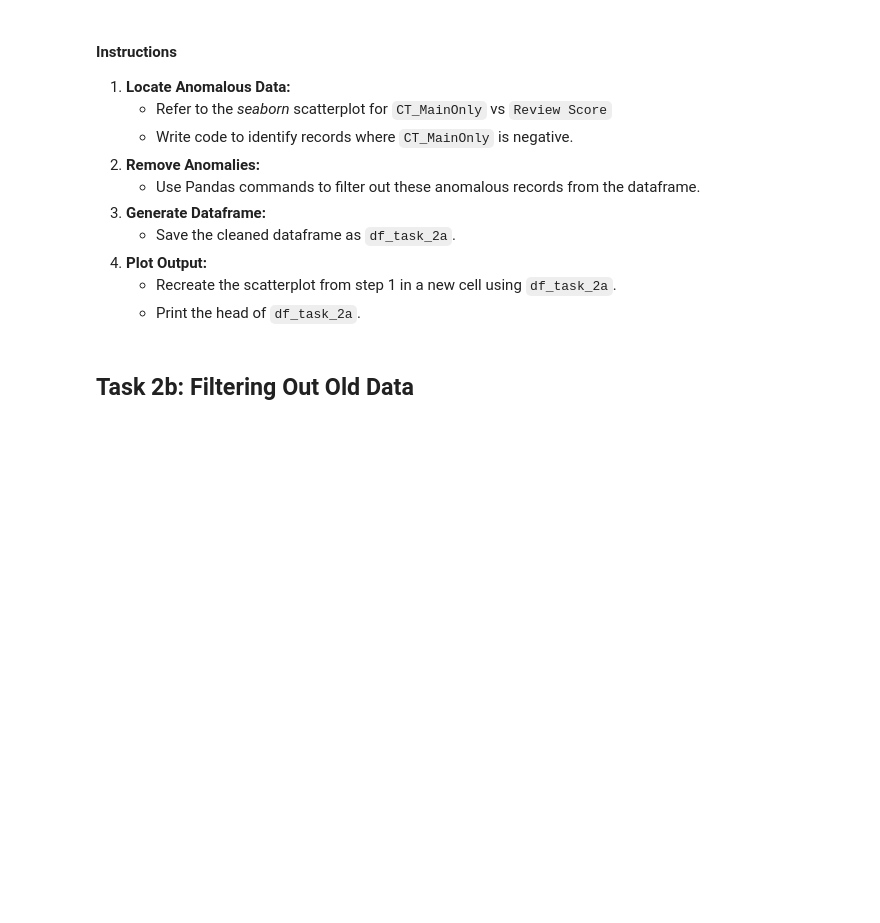
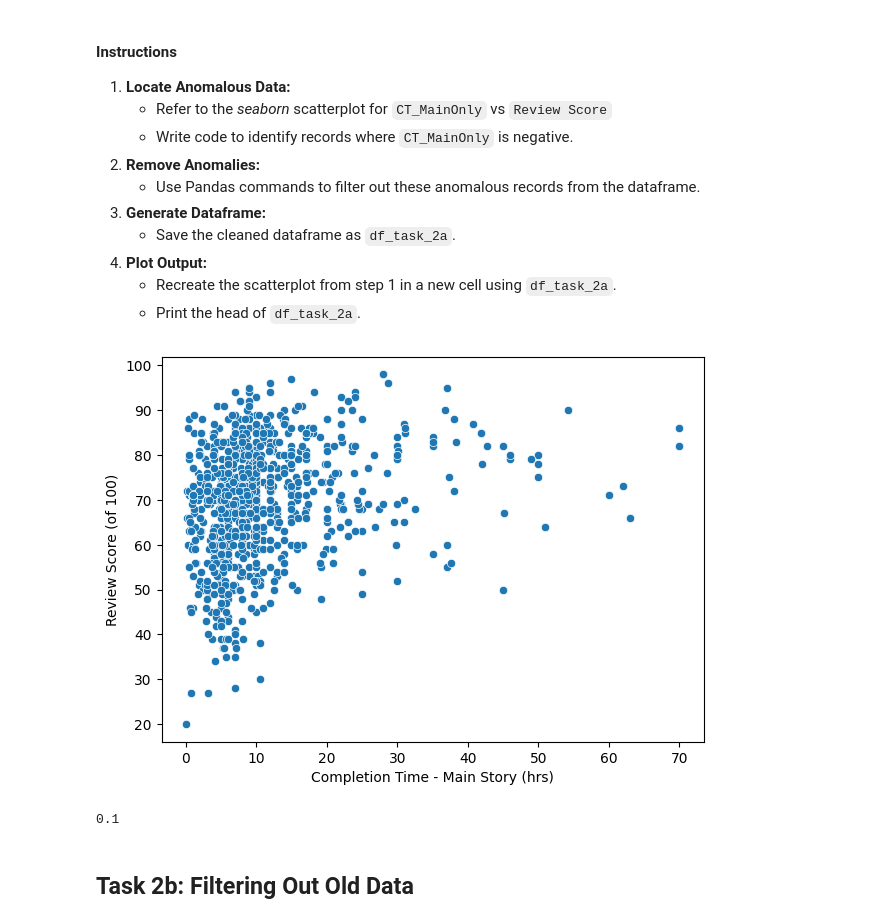
Before and after one commit to visdesignlab/persist_examples, a Jupyter notebook: Study Data II - Video Games/PANDAS_video_games_tasks.ipynb, the cells around one changed output. Cells and saved outputs as stored; diff of their text form; code cells hidden in the pictures; blank space fills up the shorter version.

```diff
--- a/Study Data II - Video Games/PANDAS_video_games_tasks.ipynb
+++ b/Study Data II - Video Games/PANDAS_video_games_tasks.ipynb
@@ -83,4 +91,5 @@ Remove the following columns to streamline the dataset for further analysis:
 	- Print the head of `df_task_1a` to show the changes.
 # %%
 df_task_1a = df
+df_task_1a = df_task_1a.drop(['Re-release?', 'CT_All'], axis=1)
 df_task_1a.head()
@@ -102,4 +118,7 @@ It looks like our dataset header went wrong when reading the file and some colum
     - Print the head of `df_task_1b` to confirm the updated column names.
 # %%
 df_task_1b = df_task_1a
+
+df_task_1b = df_task_1b.rename(columns={'Handheld?':'Handheld', 'Multiplatform?': 'Multiplatform', 'Online?':'Online', 'Licensed?': 'Licensed'} )
+
 df_task_1b.head()
@@ -121,4 +147,11 @@ There is a data type issue in `Max Players` column of our dataframe. The column
     - Display the dtypes of `df_task_1c` to verify the data type correction.
 # %%
 df_task_1c = df_task_1b
+
+df_task_1c['Max Players'] = df_task_1c['Max Players'].astype('category')
+df_task_1c['Max Players'] = df_task_1c['Max Players'].str.rstrip('P')
+print(df_task_1c['Max Players'].unique())
+
+# print(df_task_1c[10:100])
+
 df_task_1c.head()
@@ -147,18 +188,25 @@ In this task, we address data accuracy by filtering out anomalies in the complet
 # %%
 df_task_2a = df_task_1c
 
 #### Scatterplot Code Start
-
+df_task_2a = df_task_2a[df_task_2a['CT_MainOnly'] >= 0]
 plt.figure(figsize=(7, 5))
 sns.scatterplot(data=df_task_2a, x='CT_MainOnly', y='Review Score')
 
 plt.xlabel('Completion Time - Main Story (hrs)')
 plt.ylabel('Review Score (of 100)')
 
+# df_task_2a = df_task_2a[df_task_2a['CT_MainOnly'] < 0]
+
 # Display the plot
 plt.show()
 
+print(df_task_2a['CT_MainOnly'].min())
+
 #### Scatterplot Code End
+# %% [output]
+[figure, added]
+0.1
 # %% [markdown]
 ## **Task 2b: Filtering Out Old Data**
 # %% [markdown]
```
Also changed, not shown: parts of 12 cells of this notebook, 4 other files.
